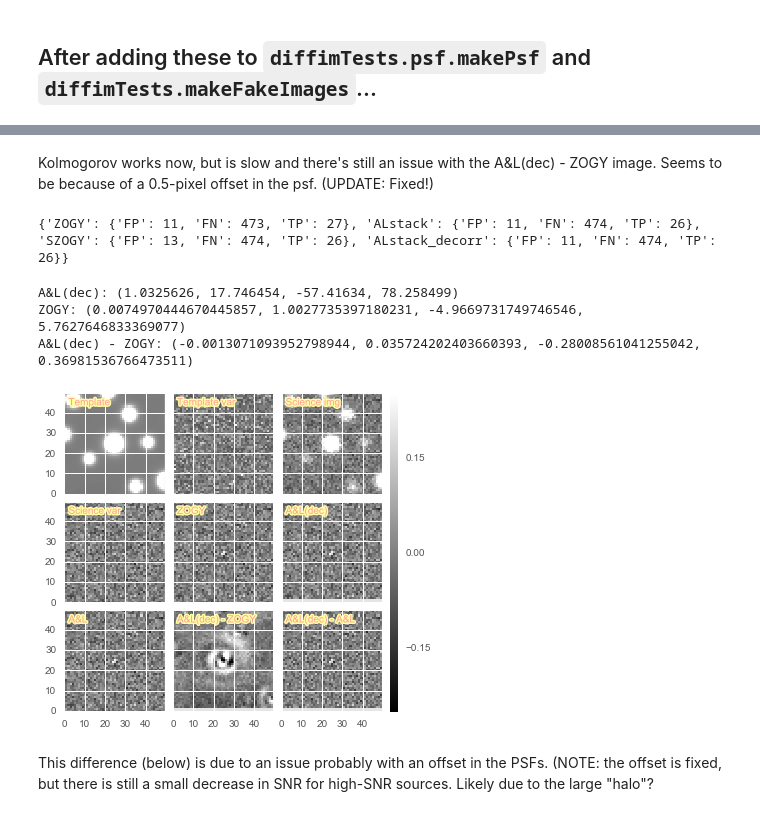
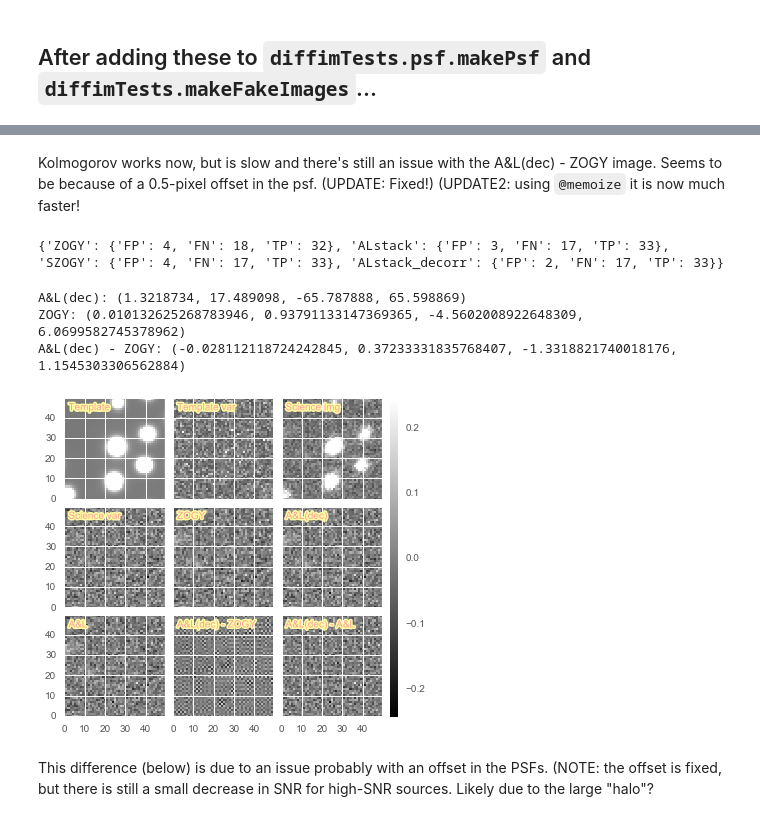
Before and after one commit to lsst-dm/diffimTests, a Jupyter notebook: 30. 4a. other psf models-real PSFs.ipynb, the cells around one changed output, grey strips where cells are left out. Saved outputs shown, nothing was run; the diff lists cells and outputs as text; code cells hidden in the pictures.

```diff
--- a/30. 4a. other psf models-real PSFs.ipynb
+++ b/30. 4a. other psf models-real PSFs.ipynb
@@ -132,29 +132,29 @@ plt.title('Moffat PSFs')
 # %% [markdown]
 Kolmogorov works now, but is slow and there's still an issue with the A&L(dec) - ZOGY image.
-Seems to be because of a 0.5-pixel offset in the psf. (UPDATE: Fixed!)
+Seems to be because of a 0.5-pixel offset in the psf. (UPDATE: Fixed!) (UPDATE2: using `@memoize` it is now much faster!
 # %%
 reload(dit)
 testObj4 = dit.diffimTests.DiffimTest(n_sources=500, sourceFluxRange=(2000, 20000),
                          varFlux2=np.linspace(200, 2000, 50),
                          #varFlux2=np.repeat(500., 50),
                          templateNoNoise=True, skyLimited=True,
-                         avoidAllOverlaps=15., psfType='kolmogorov')
+                         avoidAllOverlaps=15., psfType='kolmogorov', psfSize=65)
 
 res4 = testObj4.runTest(returnSources=True)
 src4 = res4['sources']
 del res4['sources']
 print res4
 # %% [output]
-{'ZOGY': {'FP': 11, 'FN': 473, 'TP': 27}, 'ALstack': {'FP': 11, 'FN': 474, 'TP': 26}, 'SZOGY': {'FP': 13, 'FN': 474, 'TP': 26}, 'ALstack_decorr': {'FP': 11, 'FN': 474, 'TP': 26}}
+{'ZOGY': {'FP': 4, 'FN': 18, 'TP': 32}, 'ALstack': {'FP': 3, 'FN': 17, 'TP': 33}, 'SZOGY': {'FP': 4, 'FN': 17, 'TP': 33}, 'ALstack_decorr': {'FP': 2, 'FN': 17, 'TP': 33}}
 # %%
-tmp = dit.catalogToDF(testObj.getCentroidsCatalog(transientsOnly=False))
+tmp = dit.catalogToDF(testObj4.getCentroidsCatalog(transientsOnly=False))
 testObj4.doPlot(centroidCoord=[tmp.centroid_y.values[300], tmp.centroid_x.values[300]]);
 #testObj4.doPlot();
 # %% [output]
-A&L(dec): (1.0325626, 17.746454, -57.41634, 78.258499)
-ZOGY: (0.0074970444670445857, 1.0027735397180231, -4.9669731749746546, 5.7627646833369077)
-A&L(dec) - ZOGY: (-0.0013071093952798944, 0.035724202403660393, -0.28008561041255042, 0.36981536766473511)
+A&L(dec): (1.3218734, 17.489098, -65.787888, 65.598869)
+ZOGY: (0.010132625268783946, 0.93791133147369365, -4.5602008922648309, 6.0699582745378962)
+A&L(dec) - ZOGY: (-0.028112118724242845, 0.37233331835768407, -1.3318821740018176, 1.1545303306562884)
-[figure, old version]
+[figure, new version]
 # %% [markdown]
 This difference (below) is due to an issue probably with an offset in the PSFs. (NOTE: the offset is fixed, but there is still a small decrease in SNR for high-SNR sources. Likely due to the large "halo"?
 # %%
```
Also changed, not shown: parts of 18 cells of this notebook, 7 other files.
